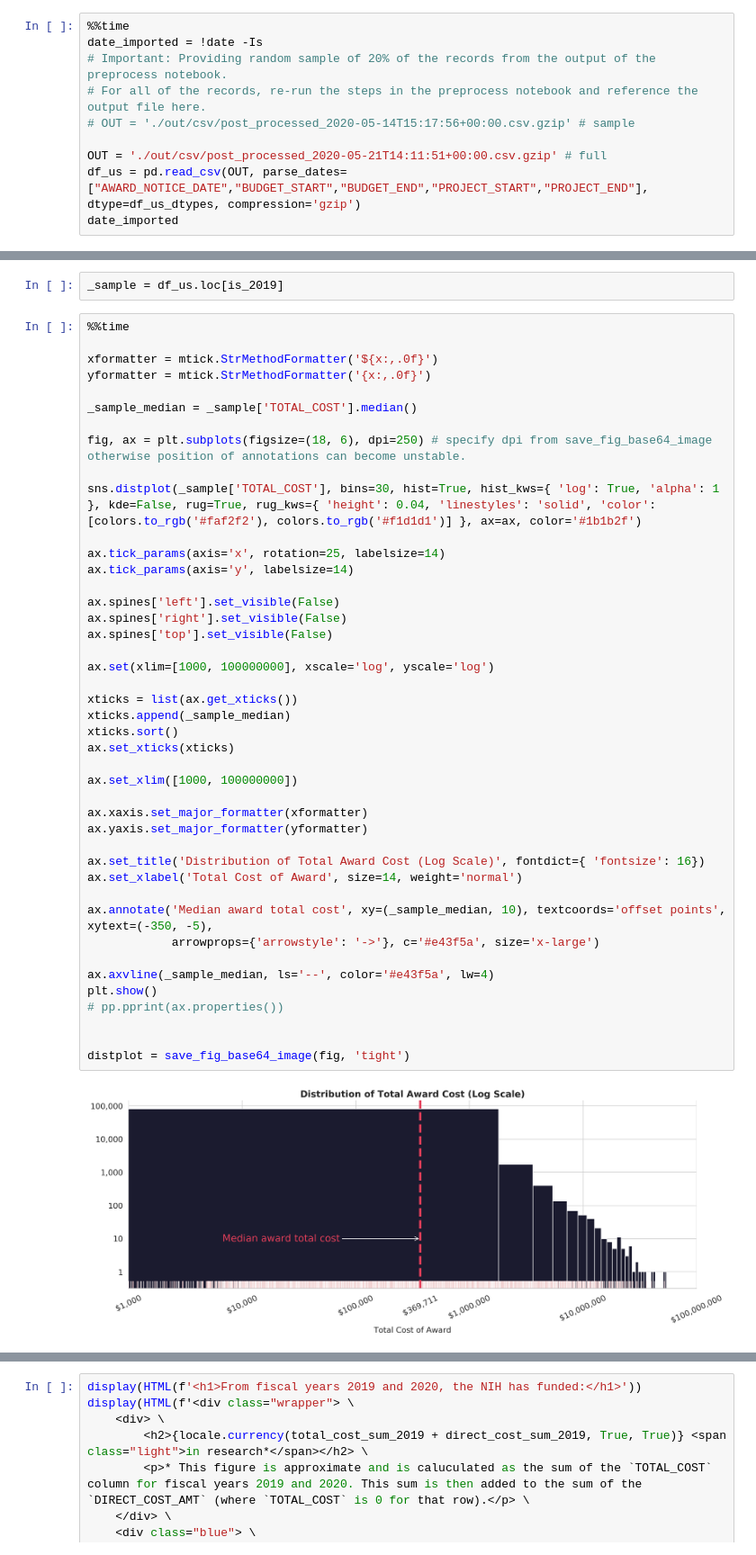
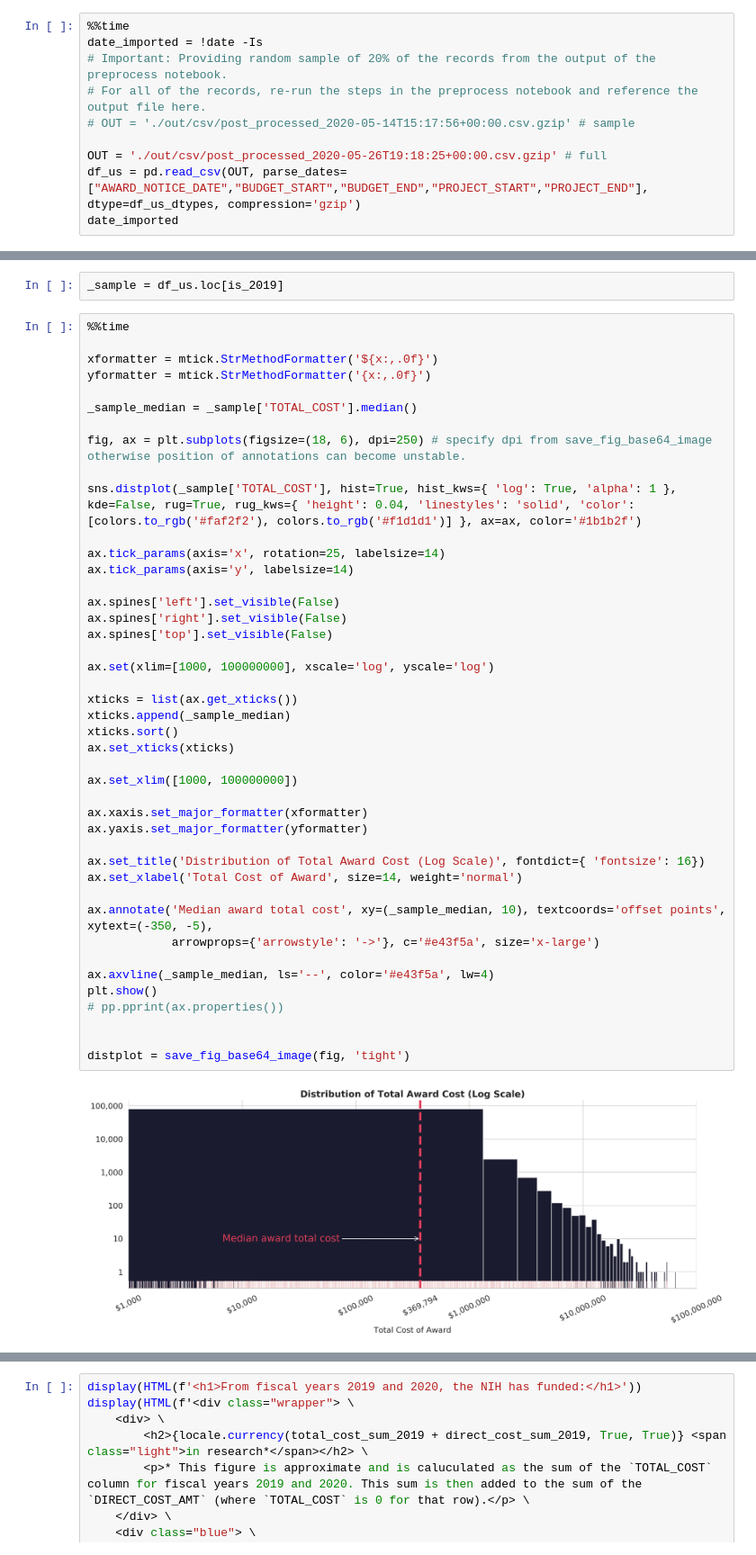
Before and after one commit to gitjeff05/nih-grant-awards, a Jupyter notebook: Analysis.ipynb, the cells around one changed output, grey strips where cells are left out. Shown at 90% size. Cells and saved outputs as stored; diff of their text form.

```diff
--- a/Analysis.ipynb
+++ b/Analysis.ipynb
@@ -85,7 +85,7 @@ date_imported = !date -Is
 # For all of the records, re-run the steps in the preprocess notebook and reference the output file here.
 # OUT = './out/csv/post_processed_2020-05-14T15:17:56+00:00.csv.gzip' # sample
 
-OUT = './out/csv/post_processed_2020-05-21T14:11:51+00:00.csv.gzip' # full
+OUT = './out/csv/post_processed_2020-05-26T19:18:25+00:00.csv.gzip' # full
 df_us = pd.read_csv(OUT, parse_dates=["AWARD_NOTICE_DATE","BUDGET_START","BUDGET_END","PROJECT_START","PROJECT_END"], dtype=df_us_dtypes, compression='gzip')
 date_imported
 # %% [output]
@@ -217,38 +217,38 @@ _sample_median = _sample['TOTAL_COST'].median()
 
 fig, ax = plt.subplots(figsize=(18, 6), dpi=250) # specify dpi from save_fig_base64_image otherwise position of annotations can become unstable.
 
-sns.distplot(_sample['TOTAL_COST'], bins=30, hist=True, hist_kws={ 'log': True, 'alpha': 1 }, kde=False, rug=True, rug_kws={ 'height': 0.04, 'linestyles': 'solid', 'color': [colors.to_rgb('#faf2f2'), colors.to_rgb('#f1d1d1')] }, ax=ax, color='#1b1b2f')
+sns.distplot(_sample['TOTAL_COST'], hist=True, hist_kws={ 'log': True, 'alpha': 1 }, kde=False, rug=True, rug_kws={ 'height': 0.04, 'linestyles': 'solid', 'color': [colors.to_rgb('#faf2f2'), colors.to_rgb('#f1d1d1')] }, ax=ax, color='#1b1b2f')
 
 ax.tick_params(axis='x', rotation=25, labelsize=14)
 ax.tick_params(axis='y', labelsize=14)
 
 ax.spines['left'].set_visible(False)
 ax.spines['right'].set_visible(False)
 ax.spines['top'].set_visible(False)
 
 ax.set(xlim=[1000, 100000000], xscale='log', yscale='log')
 
 xticks = list(ax.get_xticks())
 xticks.append(_sample_median)
 xticks.sort()
 ax.set_xticks(xticks)
 
 ax.set_xlim([1000, 100000000])
 
 ax.xaxis.set_major_formatter(xformatter)
 ax.yaxis.set_major_formatter(yformatter)
 
 ax.set_title('Distribution of Total Award Cost (Log Scale)', fontdict={ 'fontsize': 16})
 ax.set_xlabel('Total Cost of Award', size=14, weight='normal')
 
 ax.annotate('Median award total cost', xy=(_sample_median, 10), textcoords='offset points', xytext=(-350, -5),
             arrowprops={'arrowstyle': '->'}, c='#e43f5a', size='x-large')
 
 ax.axvline(_sample_median, ls='--', color='#e43f5a', lw=4)
 plt.show()
 # pp.pprint(ax.properties())
 
 
 distplot = save_fig_base64_image(fig, 'tight')
 # %% [output]
-[figure, old version]
+[figure, new version]
```
Also changed, not shown: parts of 4 cells of this notebook, 2 other files.
